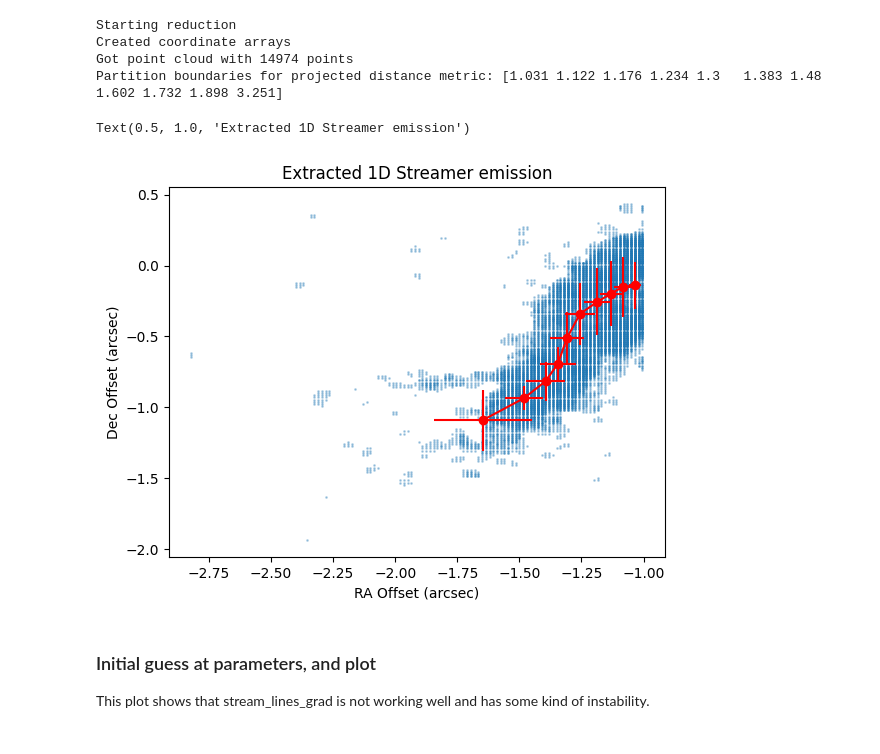
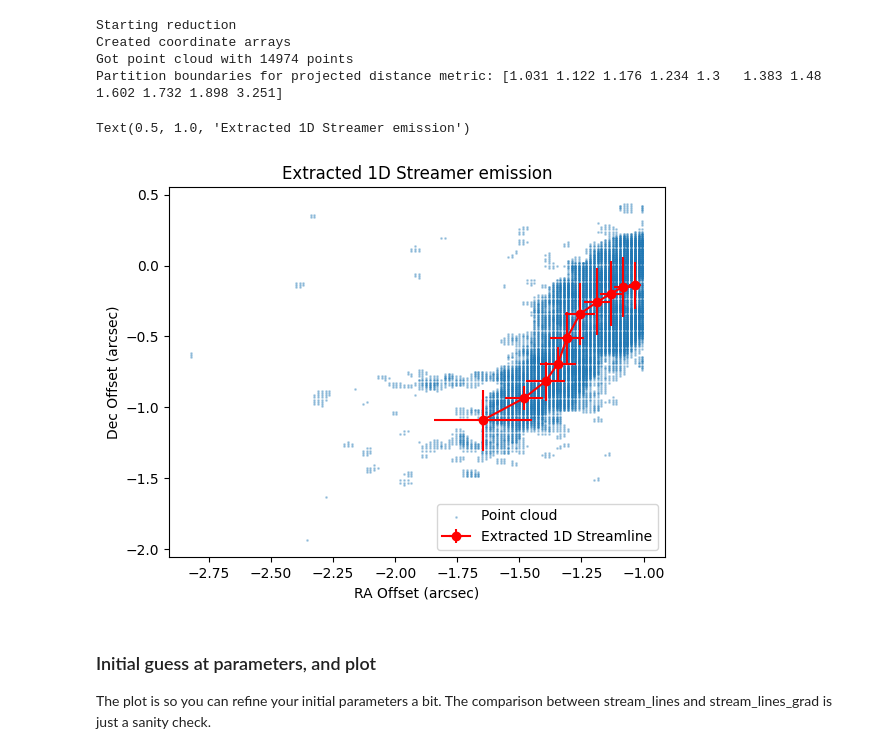
Before and after one commit to Lauren4476/velocity_tools, a Jupyter notebook: test_streamfit.ipynb, the cells around one changed output. Cells and saved outputs as stored; diff of their text form; code cells hidden in the pictures.

```diff
--- a/test_streamfit.ipynb
+++ b/test_streamfit.ipynb
@@ -72,6 +75,19 @@ WARNING: PossiblySlowWarning: This function (<function BaseSpectralCube.mad_std
 
 # Extract 1D streamline from the data cube
 pc_coords, pc_means, pc_stds = extract_streamline.reduce_to_1D(streamer_cube, n_elements=10)
+
+# Prepare data for gradient descent
+ra_data = pc_means[0] # offsets in arcsec
+dec_data = pc_means[1] # offsets in arcsec
+v_data = pc_means[2]   # velocities in km/s (rel to vlsr)
+
+ra_sigma = pc_stds[0]
+dec_sigma = pc_stds[1]
+v_sigma = pc_stds[2]
+
+
+data = (ra_data, dec_data, v_data)
+uncertainties = (ra_sigma, dec_sigma, v_sigma)
 # %% [output]
 Starting reduction
 Created coordinate arrays
@@ -80,19 +96,20 @@ Partition boundaries for projected distance metric: [1.031 1.122 1.176 1.234 1.3
 # %%
 # plot it
 import matplotlib.pyplot as plt
 # plot the observed data points as a scatter
 plt.scatter(pc_coords[0], pc_coords[1], s=1, alpha=0.3, label='Point cloud')
 # plot the extracted 1D streamline with error bars
-plt.errorbar(pc_means[0], pc_means[1], xerr=pc_stds[0], yerr=pc_stds[1], fmt='o-', label='Extracted 1D Streamline', color='red')
+plt.errorbar(ra_data, dec_data, xerr=ra_sigma, yerr=dec_sigma, fmt='o-', label='Extracted 1D Streamline', color='red')
 plt.xlabel('RA Offset (arcsec)')
 plt.ylabel('Dec Offset (arcsec)')
+plt.legend()
 plt.title('Extracted 1D Streamer emission')
 # %% [output]
 Text(0.5, 1.0, 'Extracted 1D Streamer emission')
-[figure, old version]
+[figure, new version]
 # %% [markdown]
 ### Initial guess at parameters, and plot
 
-This plot shows that stream_lines_grad is not working well and has some kind of instability.
+The plot is so you can refine your initial parameters a bit. The comparison between stream_lines and stream_lines_grad is just a sanity check.
 # %%
 # Initial guesses at params
```
Also changed, not shown: parts of 10 cells of this notebook, 2 other files.
